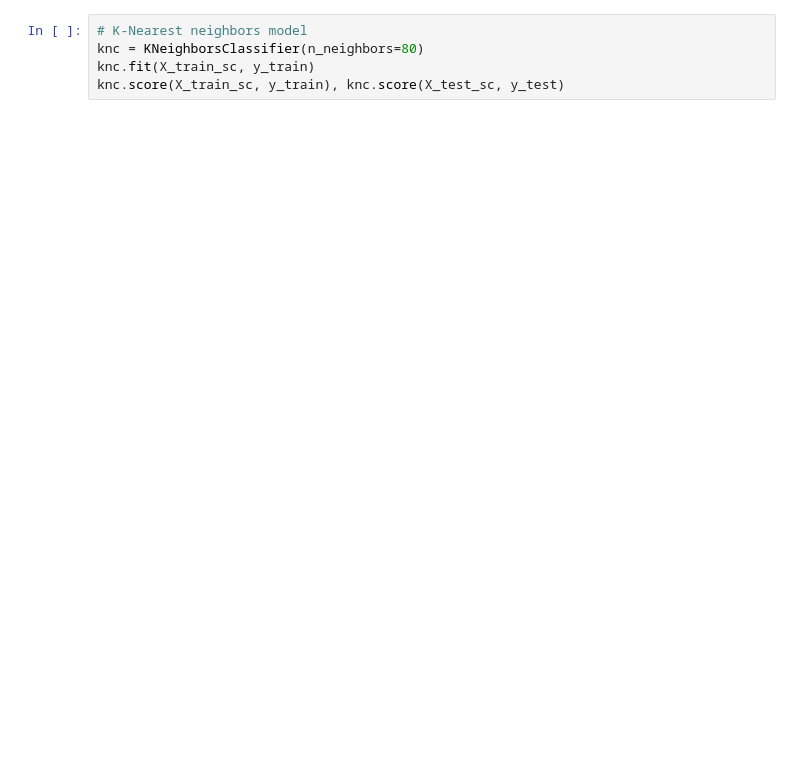
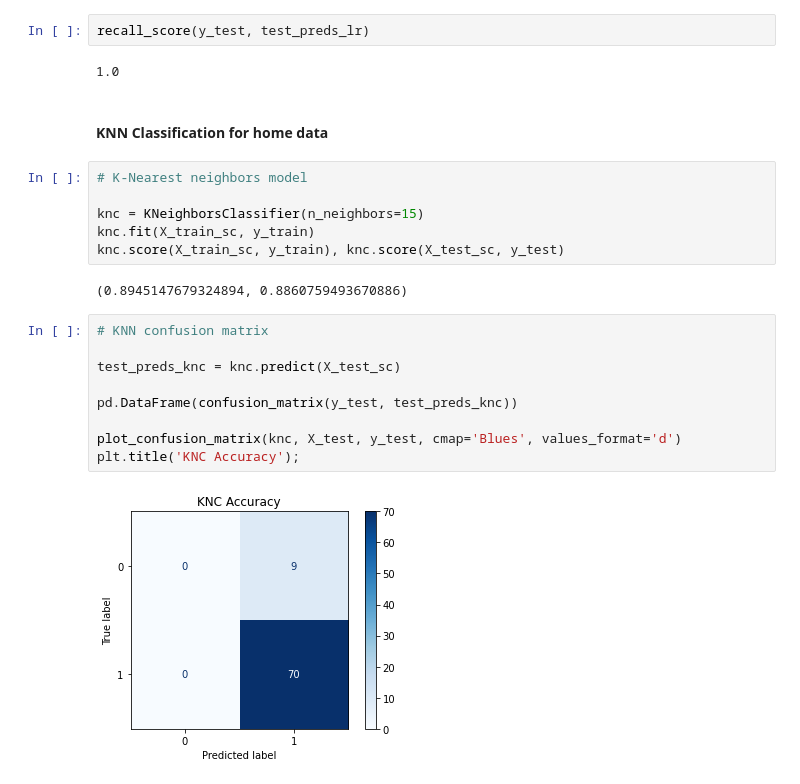
Before and after one commit to Devin-Hite/home-field-predictor, a Jupyter notebook: Code/Modeling.ipynb, the cells around one changed output. Cells and saved outputs as stored; diff of their text form; blank space fills up the shorter version.

```diff
--- a/Code/Modeling.ipynb
+++ b/Code/Modeling.ipynb
@@ -114,5 +158,25 @@ ValueError: Input contains NaN, infinity or a value too large for dtype('float64
+# %%
+recall_score(y_test, test_preds_lr)
+# %% [output]
+1.0
+# %% [markdown]
+#### KNN Classification for home data
 # %%
 # K-Nearest neighbors model
-knc = KNeighborsClassifier(n_neighbors=80)
+
+knc = KNeighborsClassifier(n_neighbors=15)
 knc.fit(X_train_sc, y_train)
 knc.score(X_train_sc, y_train), knc.score(X_test_sc, y_test)
+# %% [output]
+(0.8945147679324894, 0.8860759493670886)
+# %%
+# KNN confusion matrix
+
+test_preds_knc = knc.predict(X_test_sc)
+
+pd.DataFrame(confusion_matrix(y_test, test_preds_knc))
+
+plot_confusion_matrix(knc, X_test, y_test, cmap='Blues', values_format='d')
+plt.title('KNC Accuracy');
+# %% [output]
+[figure, added]
```
Also changed, not shown: parts of 53 cells of this notebook, 12 other files.
